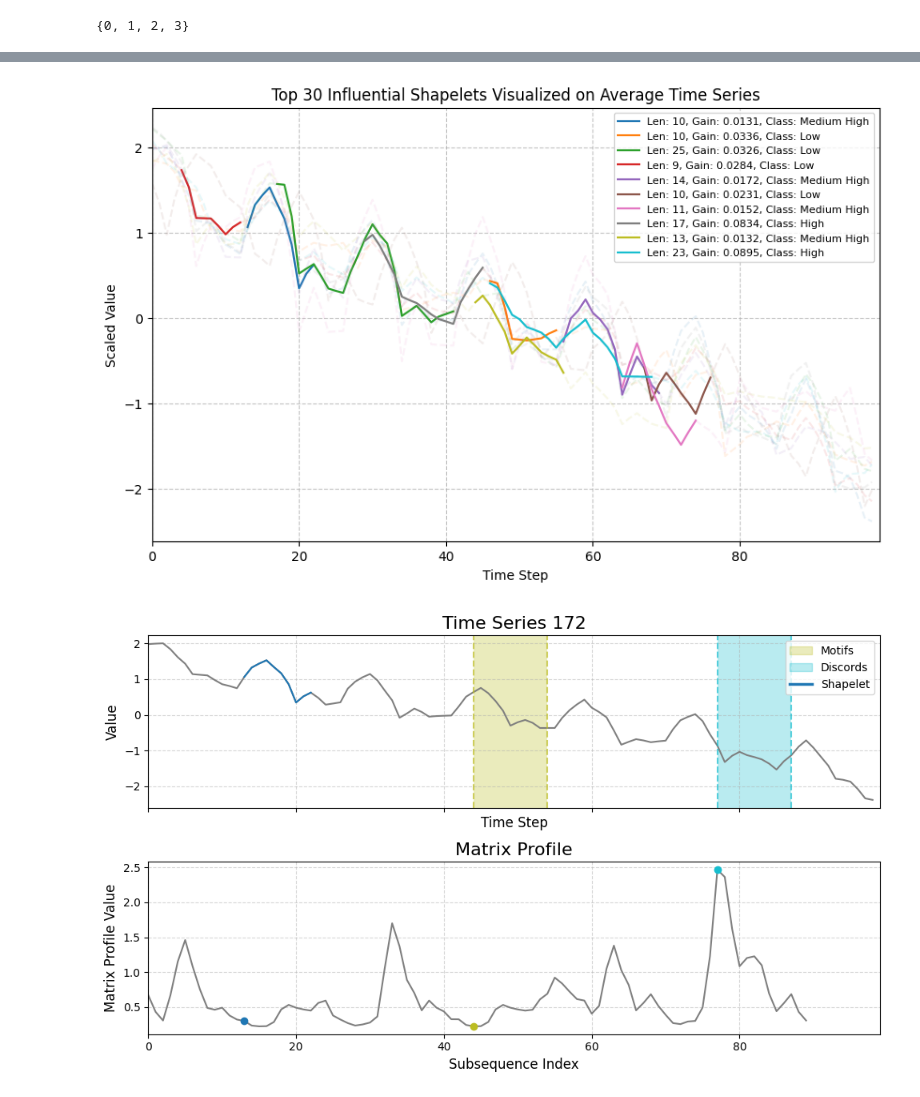
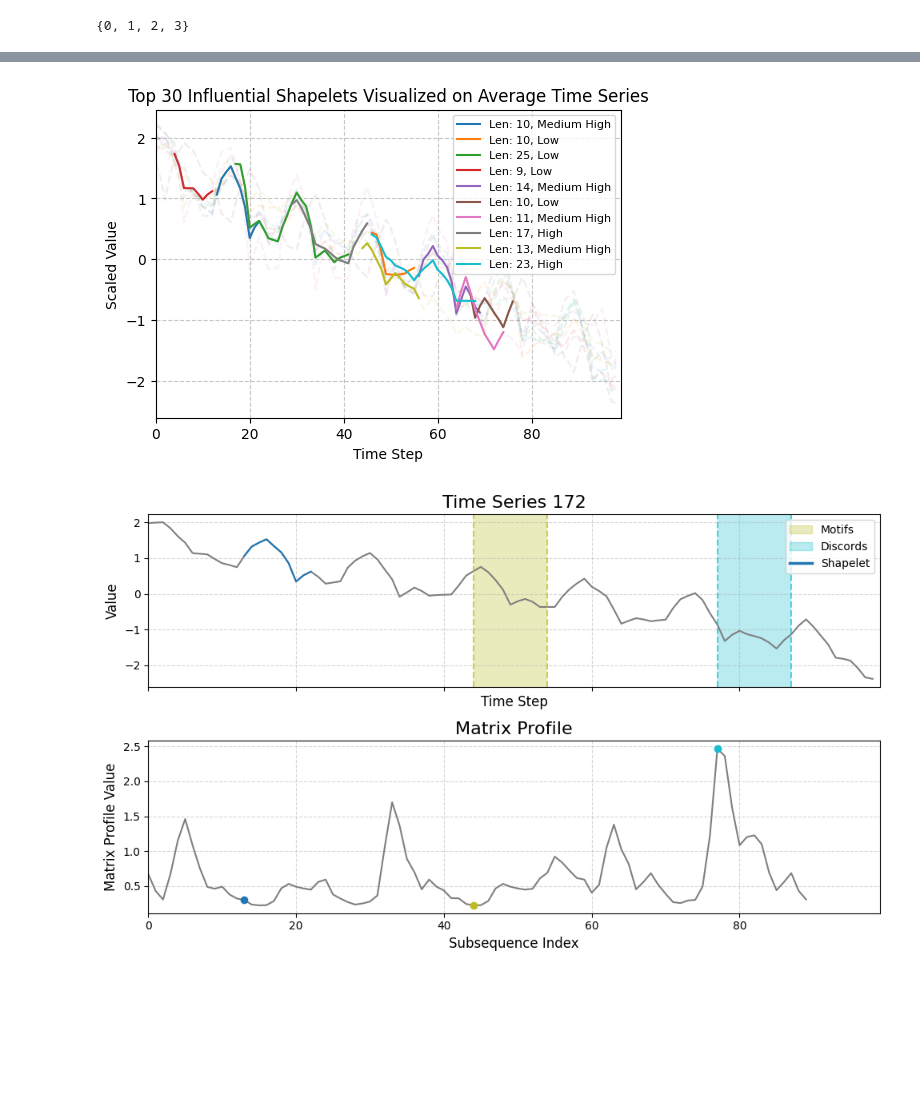
Before and after one commit to ChefBB/dm2_project, a Jupyter notebook: TS/shapelets.ipynb, the cells around one changed output, grey strips where cells are left out. Drawn from its saved outputs; the diff is of its cells as text; code cells hidden in the pictures; blank space fills up the shorter version.

```diff
--- a/TS/shapelets.ipynb
+++ b/TS/shapelets.ipynb
@@ -290,7 +290,7 @@ series_length = len(avg_series)
 shapelet_indices = [idx // 2 for idx in top_indices]
 
 # --- 3. Plotting ---
-plt.figure(figsize=(10, 6))
+plt.figure(figsize=(6, 4))
 plt.title(f"Top {top_k} Influential Shapelets Visualized on Average Time Series")
 
 # Plot the average series for context
@@ -337,38 +337,38 @@ for _, index in enumerate(top_indices[:10]):
     label_text = (
         # f'Idx: {shapelet_idx}, '
         f'Len: {shapelet_length}, '
-        f'Gain: {gain_or_quality:.4f}, '
-        f'Class: {preferred_class}'
+        # f'Gain: {gain_or_quality:.4f}, '
+        f'{preferred_class}'
     )
 
     # Plot the shapelet at its learned position
     plt.plot(
         x_values,
         X_train_scaled[index][x_values[0]:x_values[-1] + 1],
         label=label_text,
         color=colors[i],
         linestyle="-",
         linewidth=1.5
     )
 
     # plot original time series
     plt.plot(
         X_train_scaled[index],
         color=colors[i],
         linestyle="--",
         alpha=0.1
     )
 
     i += 1
 
 plt.xlabel("Time Step")
 plt.ylabel("Scaled Value")
 plt.legend(loc='best', fontsize=8)
 plt.grid(True, linestyle="--", alpha=0.7)
 plt.xlim(0, series_length)
 plt.show()
 # %% [output]
-[figure, old version]
+[figure, new version]
 # %%
 import stumpy as st
 import numpy as np
```
Also changed, not shown: 4 other files.
